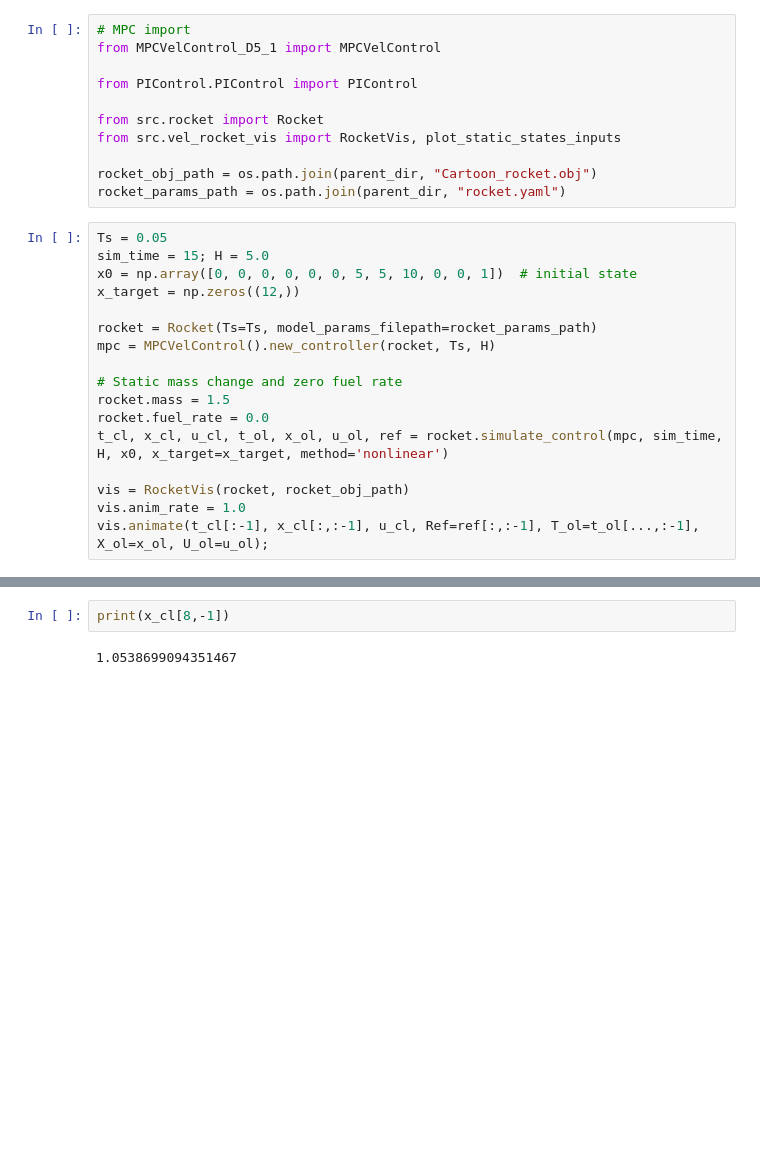
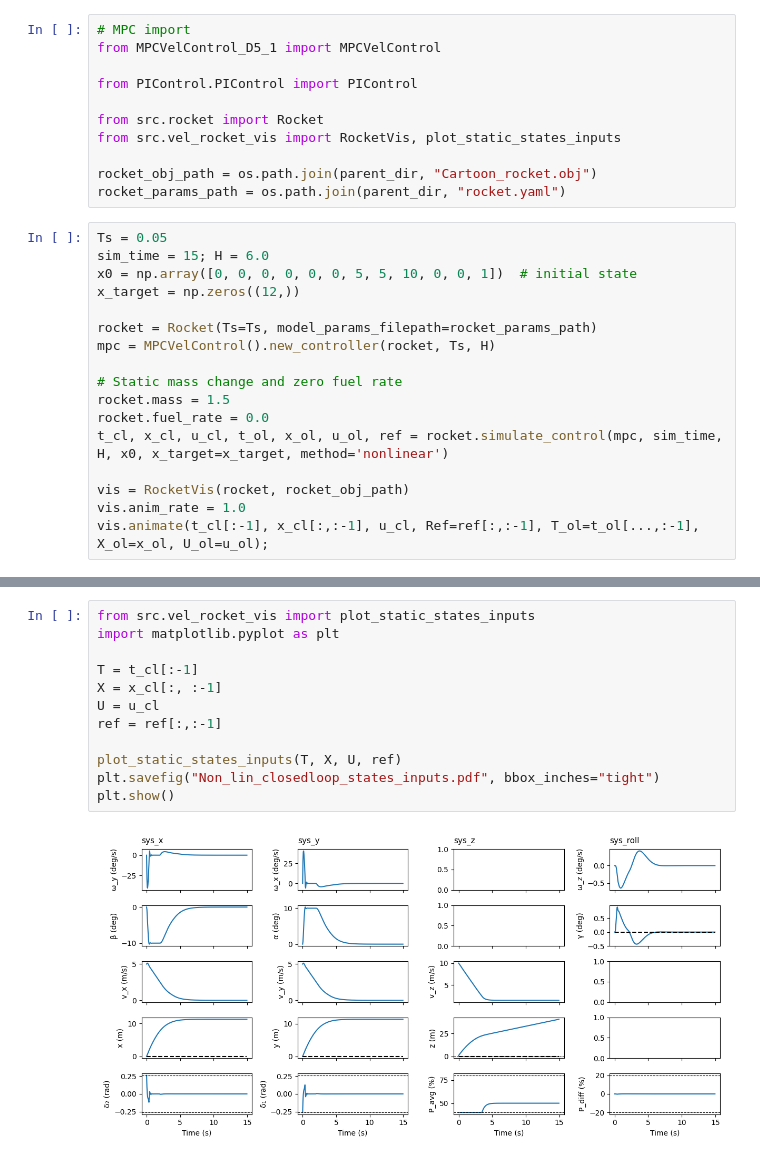
Before and after one commit to VincentEllenrieder/MPC-project-groupBS, a Jupyter notebook: project/Deliverable_5_1/Deliverable_5_1.ipynb, the cells around one changed output, grey strips where cells are left out. Drawn from its saved outputs; the diff is of its cells as text; blank space fills up the shorter version.

```diff
--- a/project/Deliverable_5_1/Deliverable_5_1.ipynb
+++ b/project/Deliverable_5_1/Deliverable_5_1.ipynb
@@ -23,7 +23,7 @@ rocket_obj_path = os.path.join(parent_dir, "Cartoon_rocket.obj")
 rocket_params_path = os.path.join(parent_dir, "rocket.yaml")
 # %%
 Ts = 0.05
-sim_time = 15; H = 5.0
+sim_time = 15; H = 6.0
 x0 = np.array([0, 0, 0, 0, 0, 0, 5, 5, 10, 0, 0, 1])  # initial state
 x_target = np.zeros((12,))
 
@@ -86,7 +86,17 @@ Simulating time 14.85:
 Simulating time 14.90:
 Simulating time 14.95:
 AppLayout(children=(HBox(children=(Play(value=0, description='Press play', max=299, step=2), IntSlider(value=0…
-# %%
-print(x_cl[8,-1])
-# %% [output]
-1.0538699094351467
+# %%
+from src.vel_rocket_vis import plot_static_states_inputs
+import matplotlib.pyplot as plt
+
+T = t_cl[:-1]
+X = x_cl[:, :-1]
+U = u_cl
+ref = ref[:,:-1]
+
+plot_static_states_inputs(T, X, U, ref)
+plt.savefig("Non_lin_closedloop_states_inputs.pdf", bbox_inches="tight")
+plt.show()
+# %% [output]
+[figure, added]
```
Also changed, not shown: parts of 2 cells of this notebook, 9 other files.
